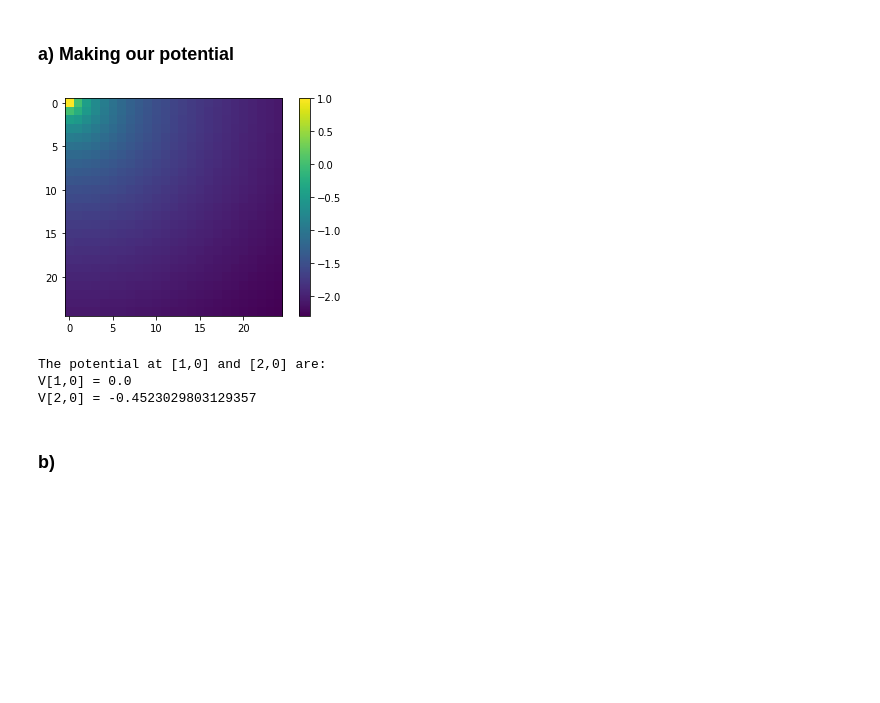
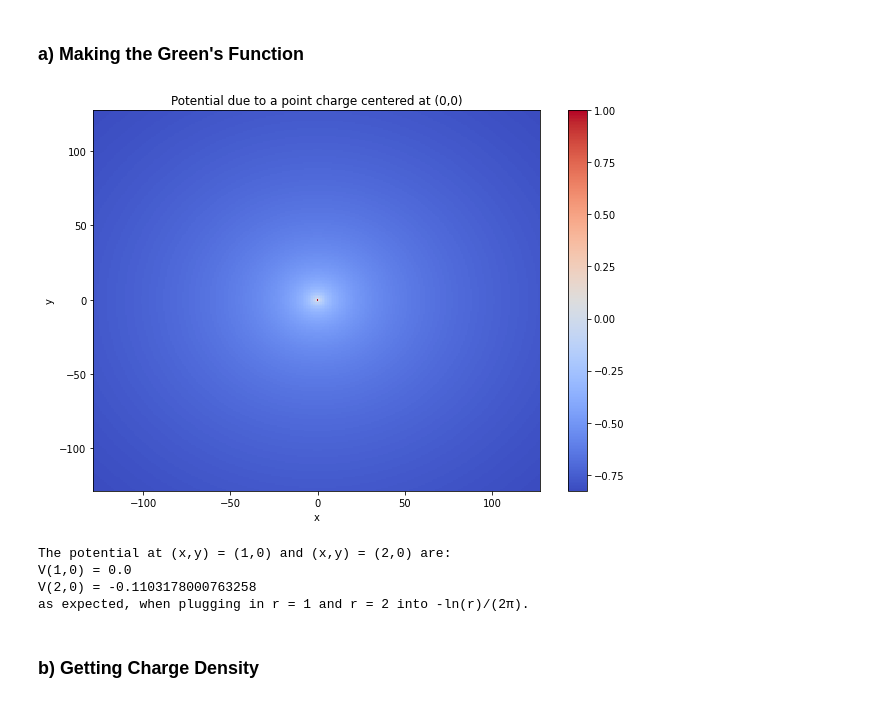
Before and after one commit to lazdam/Computational-Physics, a Jupyter notebook: problem_sets/ps8/problem_2.ipynb, the cells around one changed output. Cells and saved outputs as stored; diff of their text form; code cells hidden in the pictures; blank space fills up the shorter version.

```diff
--- a/problem_sets/ps8/problem_2.ipynb
+++ b/problem_sets/ps8/problem_2.ipynb
@@ -4,36 +4,50 @@ import matplotlib.pyplot as plt
 from scipy import signal
 import time
 # %% [markdown]
-### a) Making our potential
+### a) Making the Green's Function
 # %%
-def get_potential(n, dim = 2):
+def greens(n):
 
-    dx = np.arange(n)
+    dx = np.arange(-n//2,n//2)
+    kern = np.zeros([n,n])
+    x,y = np.meshgrid(dx,dx)
 
-    pot = np.zeros([n,n])
-    x,y = np.meshgrid(dx,dx)
+    # Calculate r matrix
     dr = np.sqrt(x**2 + y**2)
-    dr[0,0] = 1 # Set temporarily to avoid error
-    pot = -4.1*np.log(dr)/2/np.pi
-    pot[0,0] = 1 + (pot[1,0] + pot[0,1])/2
+    # Deal with origin to deal with singularity
+    dr[n//2,n//2] = 1
 
-    return pot
+    # Compute kernel
+    kern = -np.log(dr)/2/np.pi
+
+    # Set origin to desired value of 1
+    kern[n//2,n//2] = 1
+
+    return kern, x, y
 # %%
-V = get_potential(25)
-plt.imshow(V)
+n = 256
+kern, x, y = greens(n)
+plt.figure(figsize=(10,7))
+plt.pcolormesh(x,y,kern, shading = 'auto', cmap = 'coolwarm')
+plt.title('Potential due to a point charge centered at (0,0)')
+plt.xlabel('x')
+plt.ylabel('y')
 plt.colorbar()
+plt.savefig('greens_function.jpeg')
 plt.show()
 # %% [output]
-[figure, old version]
+[figure, new version]
 # %%
-print('''The potential at [1,0] and [2,0] are:
-V[1,0] = {0}
-V[2,0] = {1}
-'''.format(np.abs(V[1,0]), V[2,0]))
+print('''The potential at (x,y) = (1,0) and (x,y) = (2,0) are:
+V(1,0) = {0}
+V(2,0) = {1}
+as expected, when plugging in r = 1 and r = 2 into -ln(r)/(2π).
+'''.format(np.abs(kern[n//2,n//2+1]), kern[n//2,n//2+2]))
 # %% [output]
-The potential at [1,0] and [2,0] are:
-V[1,0] = 0.0
-V[2,0] = -0.4523029803129357
+The potential at (x,y) = (1,0) and (x,y) = (2,0) are:
+V(1,0) = 0.0
+V(2,0) = -0.1103178000763258
+as expected, when plugging in r = 1 and r = 2 into -ln(r)/(2π).
 # %% [markdown]
-### b)
+### b) Getting Charge Density
 # %%
```
Also changed, not shown: parts of 11 cells of this notebook, 5 other files.
